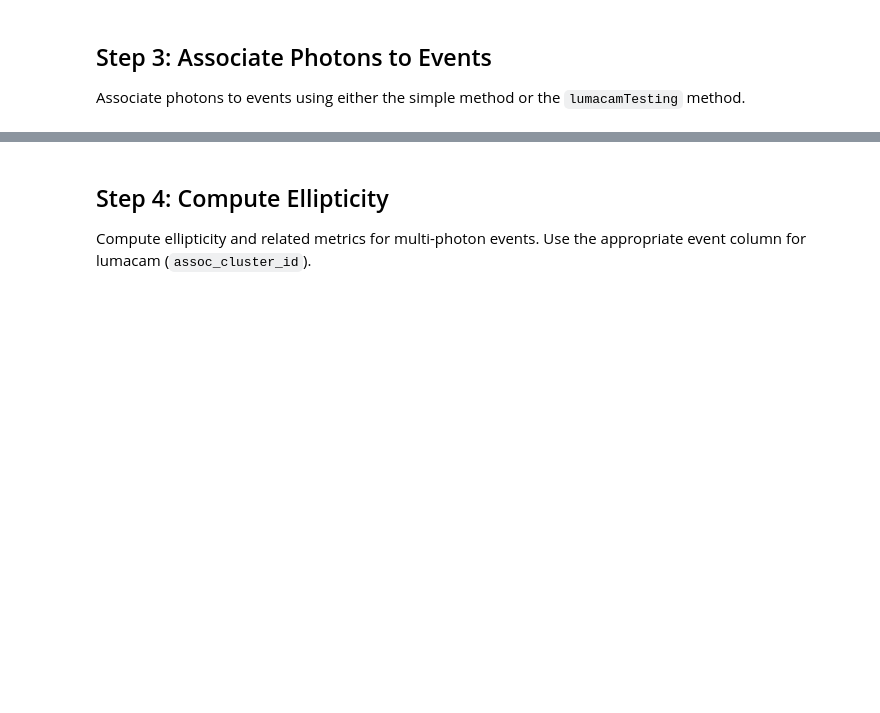
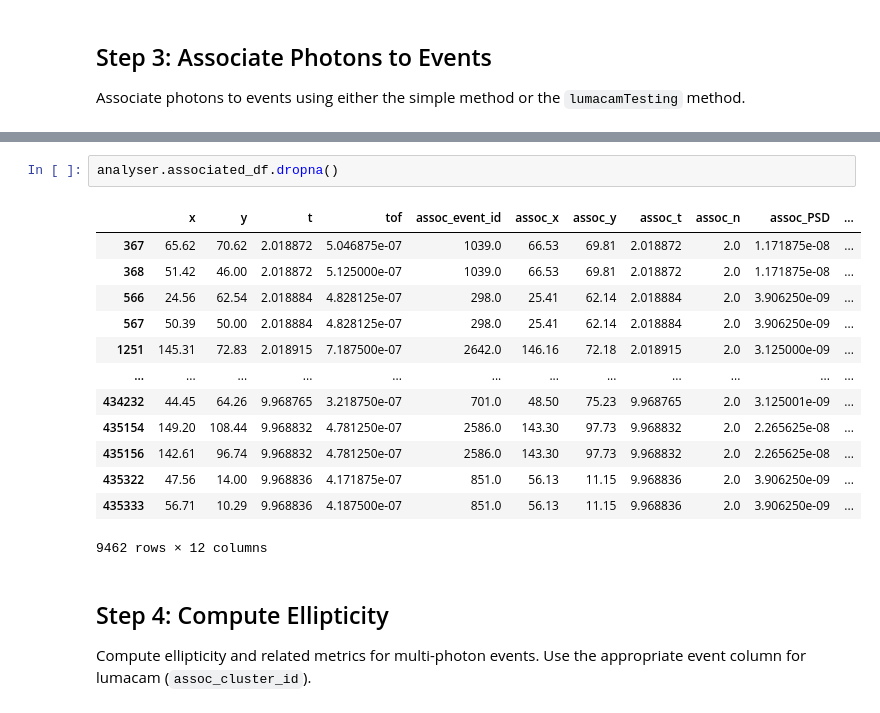
Before and after one commit to TsvikiHirsh/neutron_event_analyzer, a Jupyter notebook: notebooks/tutorial.ipynb, the cells around one changed output, grey strips where cells are left out. Drawn from its saved outputs; the diff is of its cells as text; blank space fills up the shorter version.

```diff
--- a/notebooks/tutorial.ipynb
+++ b/notebooks/tutorial.ipynb
@@ -75,3 +72,19 @@ analyser.associate(time_norm_ns=1, spatial_norm_px=5, dSpace_px=50, verbosity=1)
+# %%
+analyser.associated_df.dropna()
+# %% [output]
+|  | x | y | t | tof | assoc_event_id | assoc_x | assoc_y | assoc_t | assoc_n | assoc_PSD | ... |
+| 367 | 65.62 | 70.62 | 2.018872 | 5.046875e-07 | 1039.0 | 66.53 | 69.81 | 2.018872 | 2.0 | 1.171875e-08 | ... |
+| 368 | 51.42 | 46.00 | 2.018872 | 5.125000e-07 | 1039.0 | 66.53 | 69.81 | 2.018872 | 2.0 | 1.171875e-08 | ... |
+| 566 | 24.56 | 62.54 | 2.018884 | 4.828125e-07 | 298.0 | 25.41 | 62.14 | 2.018884 | 2.0 | 3.906250e-09 | ... |
+| 567 | 50.39 | 50.00 | 2.018884 | 4.828125e-07 | 298.0 | 25.41 | 62.14 | 2.018884 | 2.0 | 3.906250e-09 | ... |
+| 1251 | 145.31 | 72.83 | 2.018915 | 7.187500e-07 | 2642.0 | 146.16 | 72.18 | 2.018915 | 2.0 | 3.125000e-09 | ... |
+| ... | ... | ... | ... | ... | ... | ... | ... | ... | ... | ... | ... |
+| 434232 | 44.45 | 64.26 | 9.968765 | 3.218750e-07 | 701.0 | 48.50 | 75.23 | 9.968765 | 2.0 | 3.125001e-09 | ... |
+| 435154 | 149.20 | 108.44 | 9.968832 | 4.781250e-07 | 2586.0 | 143.30 | 97.73 | 9.968832 | 2.0 | 2.265625e-08 | ... |
+| 435156 | 142.61 | 96.74 | 9.968832 | 4.781250e-07 | 2586.0 | 143.30 | 97.73 | 9.968832 | 2.0 | 2.265625e-08 | ... |
+| 435322 | 47.56 | 14.00 | 9.968836 | 4.171875e-07 | 851.0 | 56.13 | 11.15 | 9.968836 | 2.0 | 3.906250e-09 | ... |
+| 435333 | 56.71 | 10.29 | 9.968836 | 4.187500e-07 | 851.0 | 56.13 | 11.15 | 9.968836 | 2.0 | 3.906250e-09 | ... |
+9462 rows × 12 columns
 # %% [markdown]
 ## Step 4: Compute Ellipticity
 
```
Also changed, not shown: parts of 8 cells of this notebook, 1 other file.
